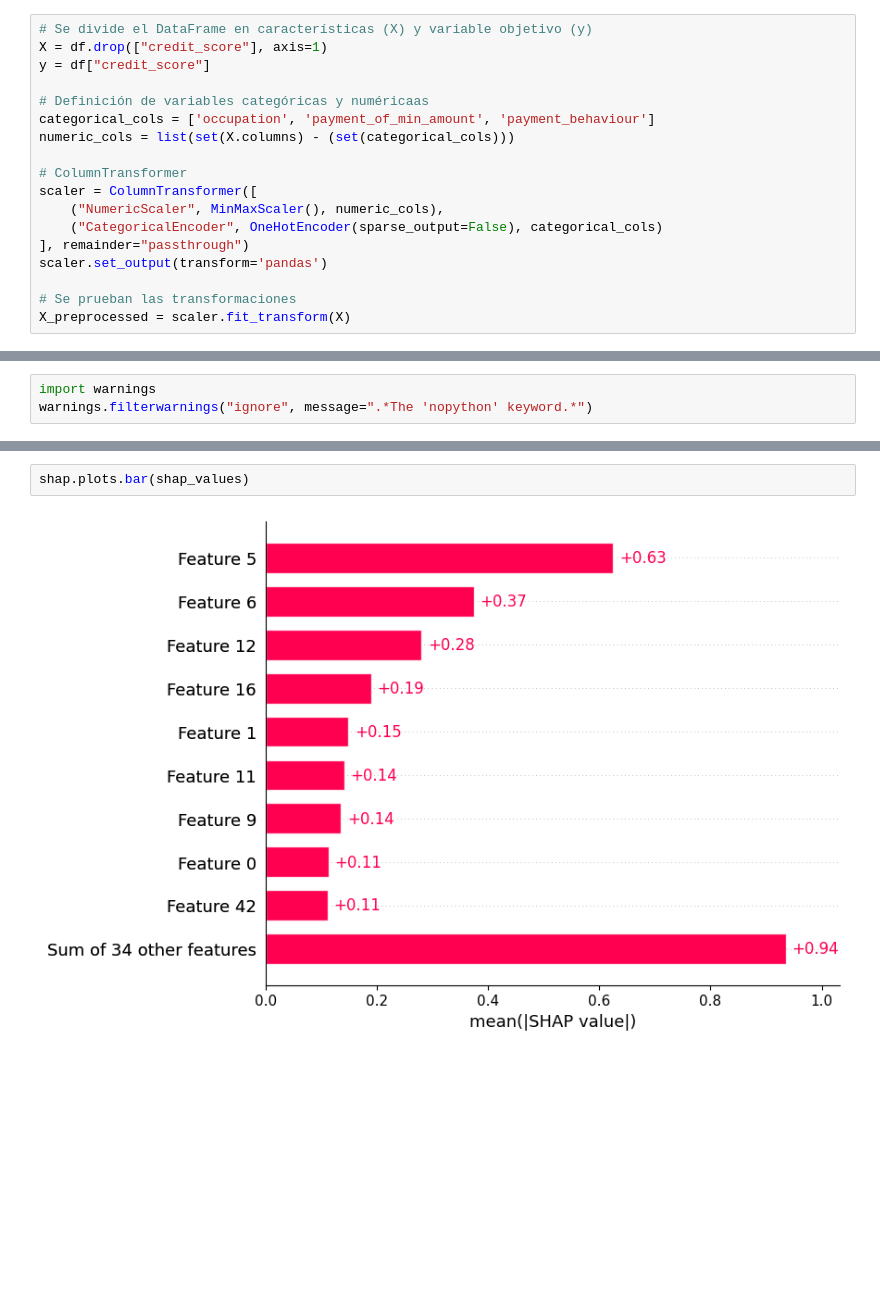
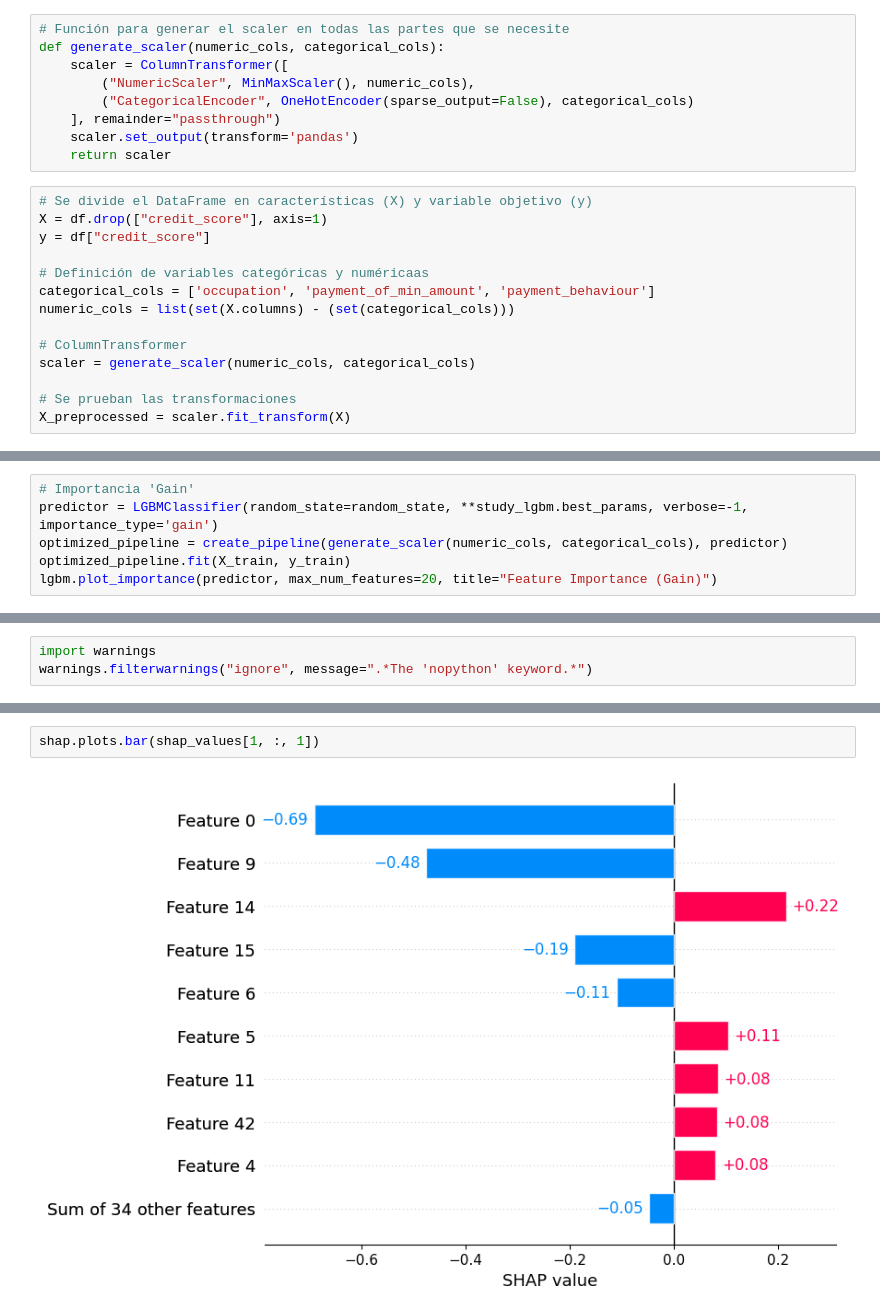
Before and after one commit to nicoacevedor/MDS7202, a Jupyter notebook: proyecto2/Proyecto2.ipynb, the cells around one changed output, grey strips where cells are left out. Drawn from its saved outputs; the diff is of its cells as text; blank space fills up the shorter version.

```diff
--- a/proyecto2/Proyecto2.ipynb
+++ b/proyecto2/Proyecto2.ipynb
@@ -141,6 +142,15 @@ df.shape
 df['age'] = df['age'].astype('int64')
 df['num_of_loan'] = df['num_of_loan'].astype('int64')
 df['delay_from_due_date'] = df['delay_from_due_date'].astype('float64')
+# %%
+# Función para generar el scaler en todas las partes que se necesite
+def generate_scaler(numeric_cols, categorical_cols):
+    scaler = ColumnTransformer([
+        ("NumericScaler", MinMaxScaler(), numeric_cols),
+        ("CategoricalEncoder", OneHotEncoder(sparse_output=False), categorical_cols)
+    ], remainder="passthrough")
+    scaler.set_output(transform='pandas')
+    return scaler
 # %%
 # Se divide el DataFrame en características (X) y variable objetivo (y)
 X = df.drop(["credit_score"], axis=1)
@@ -151,11 +161,7 @@ categorical_cols = ['occupation', 'payment_of_min_amount', 'payment_behaviour']
 numeric_cols = list(set(X.columns) - (set(categorical_cols)))
 
 # ColumnTransformer
-scaler = ColumnTransformer([
-    ("NumericScaler", MinMaxScaler(), numeric_cols),
-    ("CategoricalEncoder", OneHotEncoder(sparse_output=False), categorical_cols)
-], remainder="passthrough")
-scaler.set_output(transform='pandas')
+scaler = generate_scaler(numeric_cols, categorical_cols)
 
 # Se prueban las transformaciones
 X_preprocessed = scaler.fit_transform(X)
@@ -598,0 +563,6 @@ plt.show()
+# %%
+# Importancia 'Gain'
+predictor = LGBMClassifier(random_state=random_state, **study_lgbm.best_params, verbose=-1, importance_type='gain')
+optimized_pipeline = create_pipeline(generate_scaler(numeric_cols, categorical_cols), predictor)
+optimized_pipeline.fit(X_train, y_train)
+lgbm.plot_importance(predictor, max_num_features=20, title="Feature Importance (Gain)")
@@ -675,4 +651,4 @@ Aporte de las variables para la instancia 150
 # %%
-shap.plots.bar(shap_values)
+shap.plots.bar(shap_values[1, :, 1])
 # %% [output]
-[figure, old version]
+[figure, new version]
```
Also changed, not shown: parts of 24 cells of this notebook.
